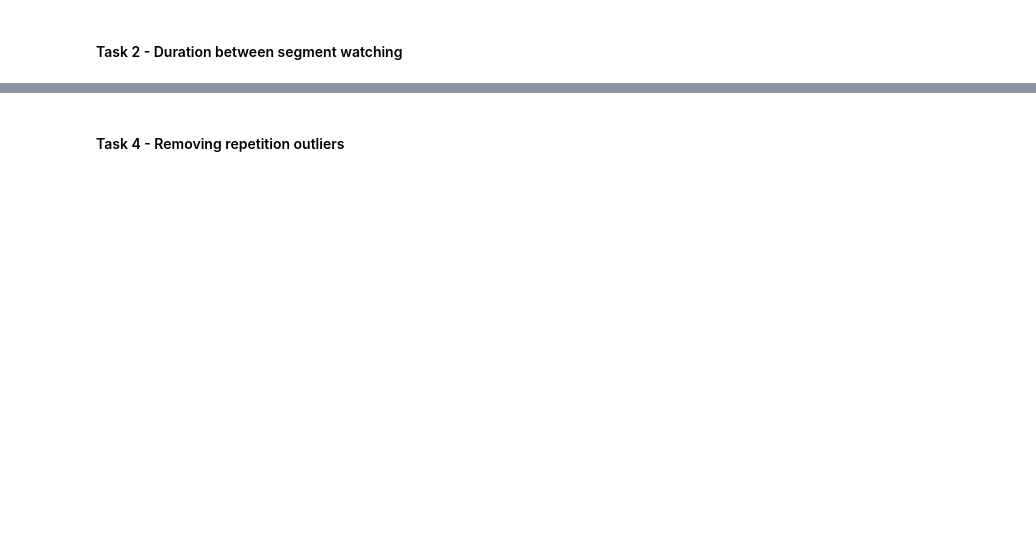
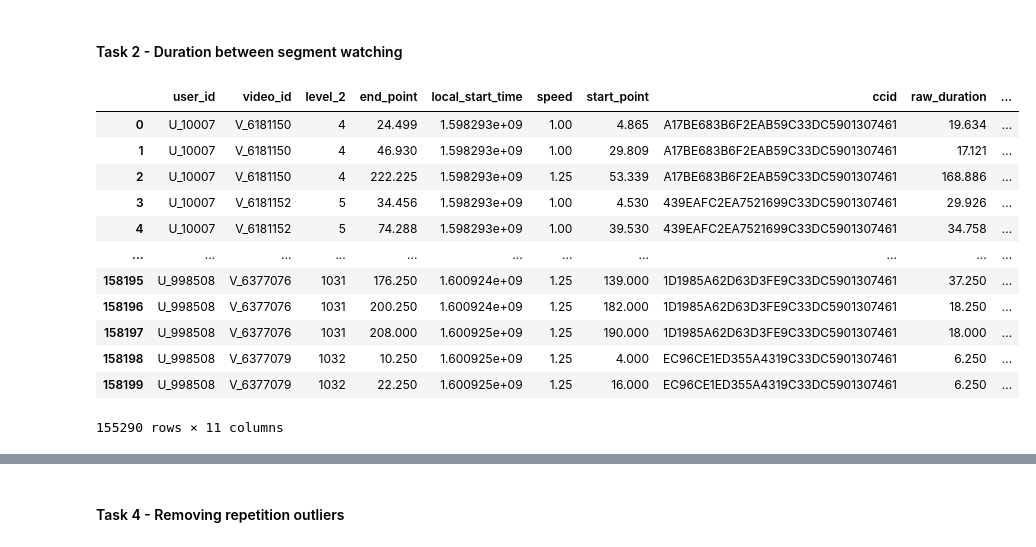
Before and after one commit to erlendoeien/fall-project, a Jupyter notebook: movies_pre_processing.ipynb, the cells around one changed output, grey strips where cells are left out. Saved outputs shown, nothing was run; the diff lists cells and outputs as text; code cells hidden in the pictures; blank space fills up the shorter version.

```diff
--- a/movies_pre_processing.ipynb
+++ b/movies_pre_processing.ipynb
@@ -161,3 +202,21 @@ segment_duration_count.sort_index().reset_index()
 # %% [markdown]
 #### Task 2 - Duration between segment watching
+# %%
+duration_threshold = 5
+segment_duration_filter = segment_duration[segment_duration["adjusted_duration"] >= 5]
+segment_duration_filter
+# %% [output]
+|  | user_id | video_id | level_2 | end_point | local_start_time | speed | start_point | ccid | raw_duration | ... |
+| 0 | U_10007 | V_6181150 | 4 | 24.499 | 1.598293e+09 | 1.00 | 4.865 | A17BE683B6F2EAB59C33DC5901307461 | 19.634 | ... |
+| 1 | U_10007 | V_6181150 | 4 | 46.930 | 1.598293e+09 | 1.00 | 29.809 | A17BE683B6F2EAB59C33DC5901307461 | 17.121 | ... |
+| 2 | U_10007 | V_6181150 | 4 | 222.225 | 1.598293e+09 | 1.25 | 53.339 | A17BE683B6F2EAB59C33DC5901307461 | 168.886 | ... |
+| 3 | U_10007 | V_6181152 | 5 | 34.456 | 1.598293e+09 | 1.00 | 4.530 | 439EAFC2EA7521699C33DC5901307461 | 29.926 | ... |
+| 4 | U_10007 | V_6181152 | 5 | 74.288 | 1.598293e+09 | 1.00 | 39.530 | 439EAFC2EA7521699C33DC5901307461 | 34.758 | ... |
+| ... | ... | ... | ... | ... | ... | ... | ... | ... | ... | ... |
+| 158195 | U_998508 | V_6377076 | 1031 | 176.250 | 1.600924e+09 | 1.25 | 139.000 | 1D1985A62D63D3FE9C33DC5901307461 | 37.250 | ... |
+| 158196 | U_998508 | V_6377076 | 1031 | 200.250 | 1.600924e+09 | 1.25 | 182.000 | 1D1985A62D63D3FE9C33DC5901307461 | 18.250 | ... |
+| 158197 | U_998508 | V_6377076 | 1031 | 208.000 | 1.600925e+09 | 1.25 | 190.000 | 1D1985A62D63D3FE9C33DC5901307461 | 18.000 | ... |
+| 158198 | U_998508 | V_6377079 | 1032 | 10.250 | 1.600925e+09 | 1.25 | 4.000 | EC96CE1ED355A4319C33DC5901307461 | 6.250 | ... |
+| 158199 | U_998508 | V_6377079 | 1032 | 22.250 | 1.600925e+09 | 1.25 | 16.000 | EC96CE1ED355A4319C33DC5901307461 | 6.250 | ... |
+155290 rows × 11 columns
 # %%
```
Also changed, not shown: parts of 55 cells of this notebook.
